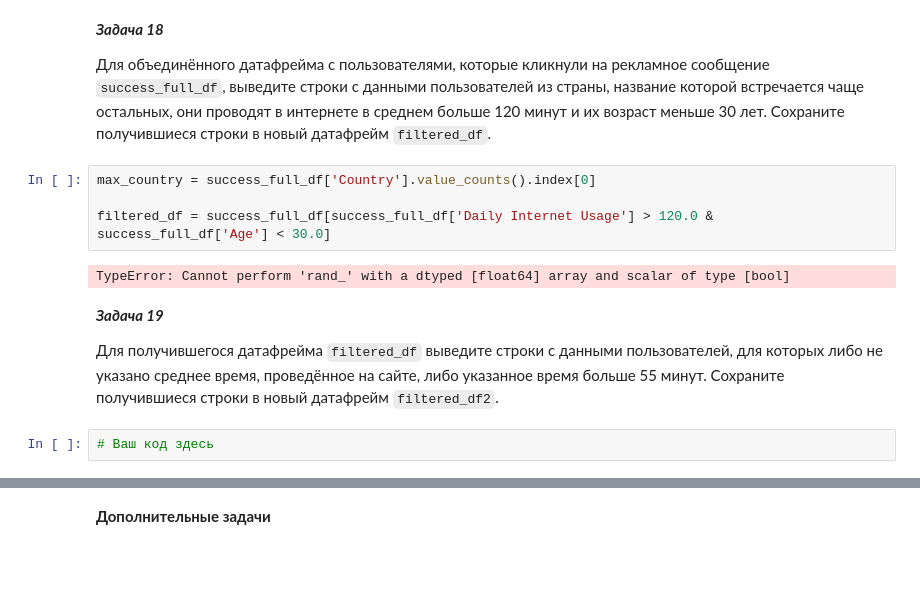
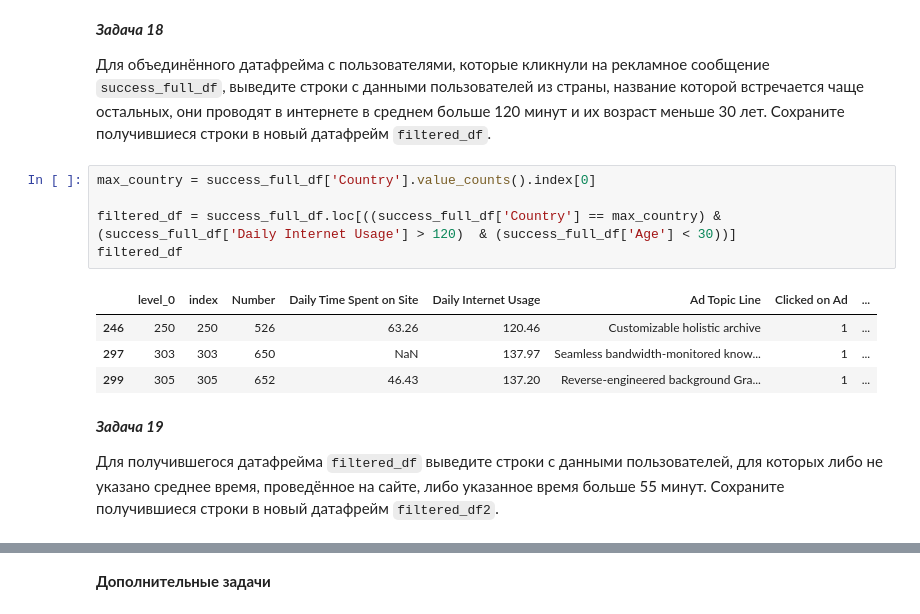
Before and after one commit to IgorKolotushkin/DS_homework, a Jupyter notebook: hw_12/12.6_Домашнее_задание.ipynb, the cells around one changed output, grey strips where cells are left out. Cells and saved outputs as stored; diff of their text form; blank space fills up the shorter version.

```diff
--- a/hw_12/12.6_Домашнее_задание.ipynb
+++ b/hw_12/12.6_Домашнее_задание.ipynb
@@ -408,12 +408,14 @@ Cохраните получившиеся строки в новый датаф
 # %%
 max_country = success_full_df['Country'].value_counts().index[0]
 
-filtered_df = success_full_df[success_full_df['Daily Internet Usage'] > 120.0 & success_full_df['Age'] < 30.0]
+filtered_df = success_full_df.loc[((success_full_df['Country'] == max_country) & (success_full_df['Daily Internet Usage'] > 120)  & (success_full_df['Age'] < 30))]
+filtered_df
 # %% [output]
-TypeError: Cannot perform 'rand_' with a dtyped [float64] array and scalar of type [bool]
+|  | level_0 | index | Number | Daily Time Spent on Site | Daily Internet Usage | Ad Topic Line | Clicked on Ad | ... |
+| 246 | 250 | 250 | 526 | 63.26 | 120.46 | Customizable holistic archive | 1 | ... |
+| 297 | 303 | 303 | 650 | NaN | 137.97 | Seamless bandwidth-monitored know... | 1 | ... |
+| 299 | 305 | 305 | 652 | 46.43 | 137.20 | Reverse-engineered background Gra... | 1 | ... |
 # %% [markdown]
 ***Задача 19***
 
 Для получившегося датафрейма `filtered_df` выведите строки с данными пользователей, для которых либо не указано среднее время, проведённое на сайте, либо указанное время больше 55 минут. Cохраните получившиеся строки в новый датафрейм `filtered_df2`.
-# %%
-# Ваш код здесь
```
Also changed, not shown: parts of 1 cell of this notebook.
